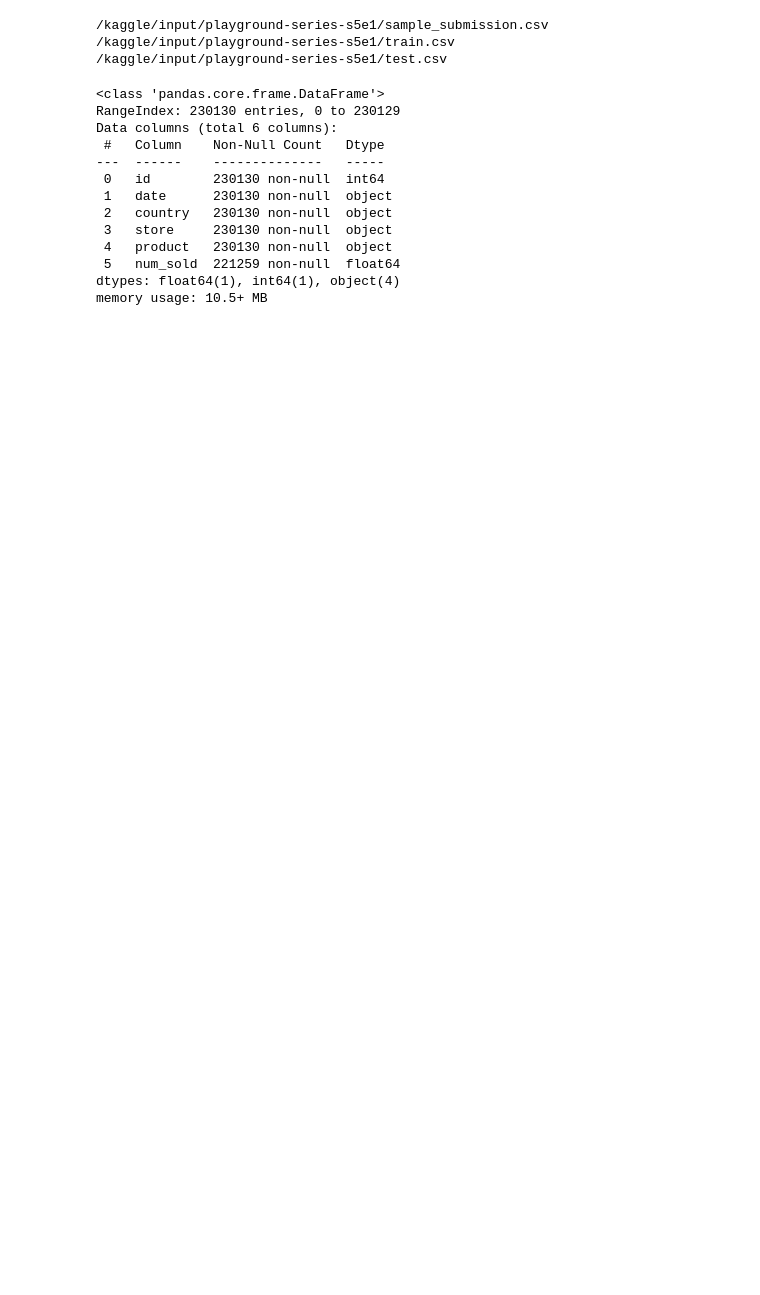
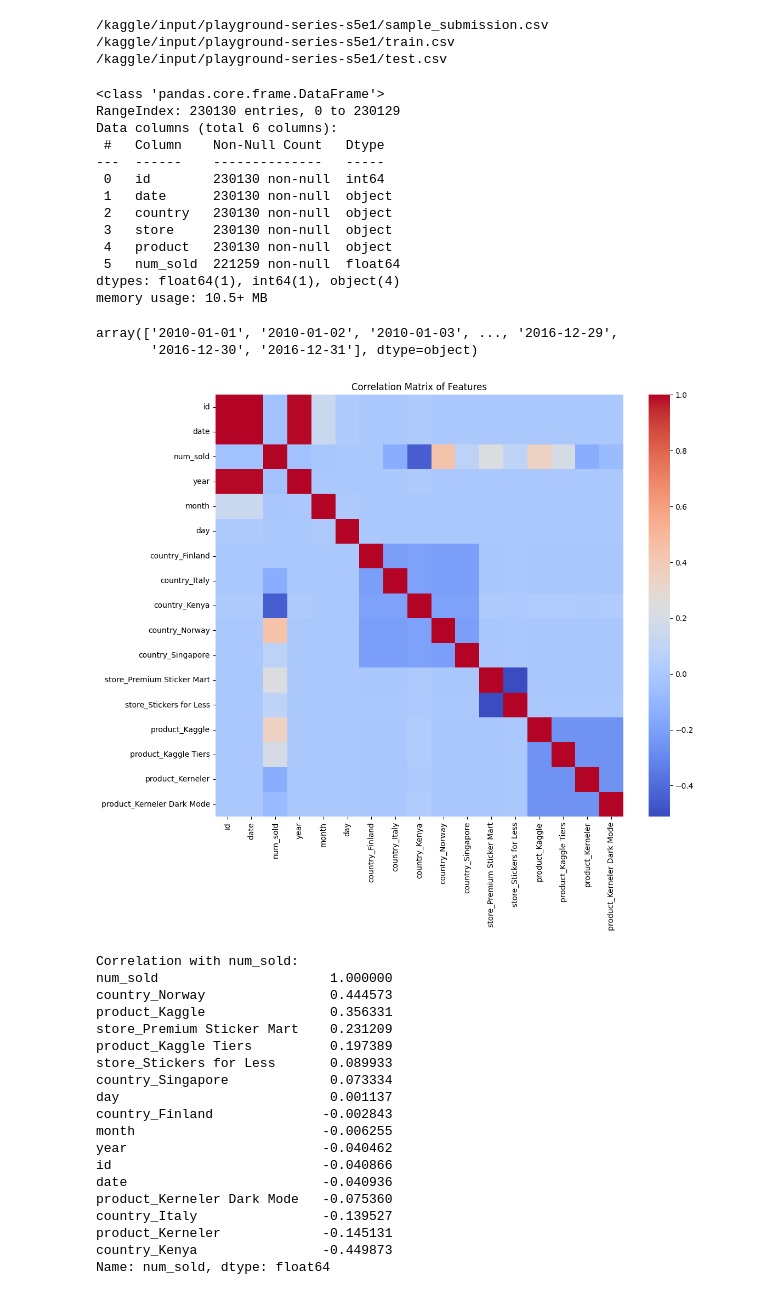
Before and after one commit to ca999/Kaggle, a Jupyter notebook: kaggle-sticker-sales-prediction.ipynb, the cells around one changed output. Saved outputs shown, nothing was run; the diff lists cells and outputs as text; code cells hidden in the pictures; blank space fills up the shorter version.

Commit message:
Kaggle Notebook | Kaggle - Sticker sales prediction  | Data Analysis - Correlation

```diff
--- a/kaggle-sticker-sales-prediction.ipynb
+++ b/kaggle-sticker-sales-prediction.ipynb
@@ -21,5 +24,5 @@ for dirname, _, filenames in os.walk('/kaggle/input'):
 /kaggle/input/playground-series-s5e1/train.csv
 /kaggle/input/playground-series-s5e1/test.csv
 # %%
-training_df = pd.read_csv("/kaggle/input/playground-series-s5e1/train.csv")
+df = pd.read_csv("/kaggle/input/playground-series-s5e1/train.csv")
 # %%
@@ -38,3 +41,62 @@ Data columns (total 6 columns):
  5   num_sold  221259 non-null  float64
 dtypes: float64(1), int64(1), object(4)
 memory usage: 10.5+ MB
+# %%
+df['date'].unique()
+# %% [output]
+array(['2010-01-01', '2010-01-02', '2010-01-03', ..., '2016-12-29',
+       '2016-12-30', '2016-12-31'], dtype=object)
+# %%
+import pandas as pd
+import seaborn as sns
+import matplotlib.pyplot as plt
+
+# Load the dataset
+# df = pd.read_csv('your_dataset.csv')
+
+# Drop rows with missing num_sold
+df = df.dropna(subset=['num_sold'])
+
+# Convert 'date' to datetime and extract features
+df['date'] = pd.to_datetime(df['date'])
+df['year'] = df['date'].dt.year
+df['month'] = df['date'].dt.month
+df['day'] = df['date'].dt.day
+
+# Encode categorical variables
+df_encoded = pd.get_dummies(df, columns=['country', 'store', 'product'], drop_first=True)
+
+# Compute correlation matrix
+correlation_matrix = df_encoded.corr()
+
+# Plot the heatmap
+plt.figure(figsize=(12, 10))
+sns.heatmap(correlation_matrix, annot=False, cmap='coolwarm', fmt='.2f')
+plt.title("Correlation Matrix of Features")
+plt.show()
+
+# Correlation of features with num_sold
+correlation_with_target = correlation_matrix['num_sold'].sort_values(ascending=False)
+print("Correlation with num_sold:")
+print(correlation_with_target)
+# %% [output]
+[figure, added]
+Correlation with num_sold:
+num_sold                      1.000000
+country_Norway                0.444573
+product_Kaggle                0.356331
+store_Premium Sticker Mart    0.231209
+product_Kaggle Tiers          0.197389
+store_Stickers for Less       0.089933
+country_Singapore             0.073334
+day                           0.001137
+country_Finland              -0.002843
+month                        -0.006255
+year                         -0.040462
+id                           -0.040866
+date                         -0.040936
+product_Kerneler Dark Mode   -0.075360
+country_Italy                -0.139527
+product_Kerneler             -0.145131
+country_Kenya                -0.449873
+Name: num_sold, dtype: float64
```
Also changed, not shown: parts of 2 cells of this notebook.
